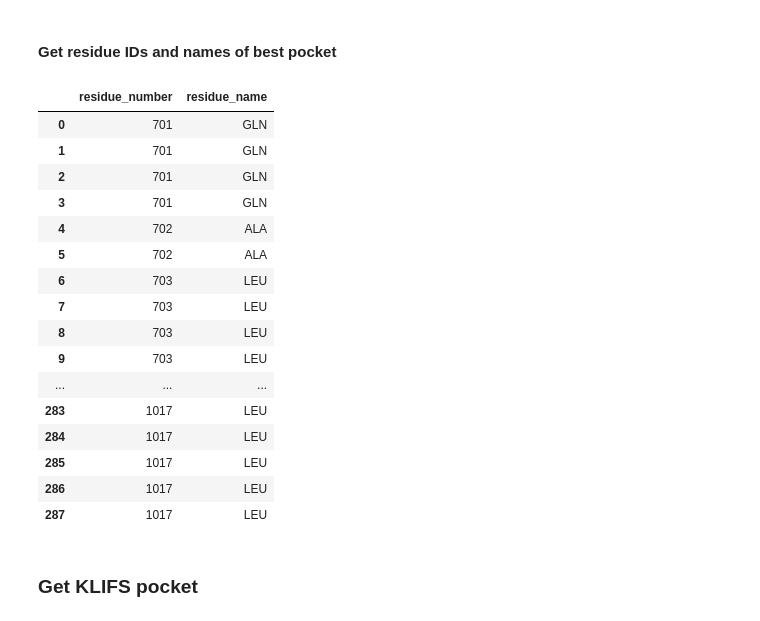
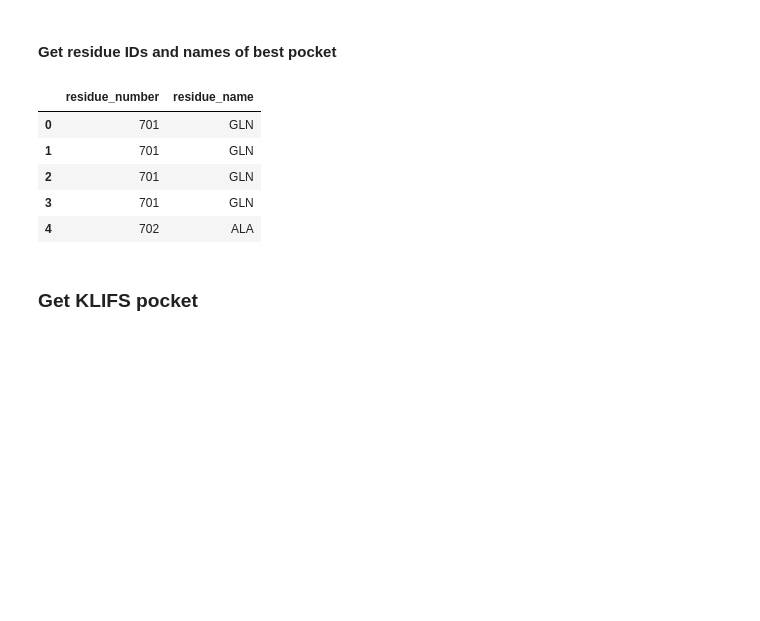
Before and after one commit to volkamerlab/TeachOpenCADD-BindingSiteDetection, a Jupyter notebook: 12_binding_site_detection.ipynb, the cells around one changed output. Drawn from its saved outputs; the diff is of its cells as text; code cells hidden in the pictures; blank space fills up the shorter version.

Commit message:
Update KLIFS URLs; show only head of long outputs

```diff
--- a/12_binding_site_detection.ipynb
+++ b/12_binding_site_detection.ipynb
@@ -528,25 +528,14 @@ def get_pocket_residues(pocket_location):
 # %%
 # Get residues of best pocket
 pocket_residues = get_pocket_residues(best_pocket_location)
-pocket_residues
+pocket_residues.head()
 # %% [output]
 |  | residue_number | residue_name |
 | 0 | 701 | GLN |
 | 1 | 701 | GLN |
 | 2 | 701 | GLN |
 | 3 | 701 | GLN |
 | 4 | 702 | ALA |
-| 5 | 702 | ALA |
-| 6 | 703 | LEU |
-| 7 | 703 | LEU |
-| 8 | 703 | LEU |
-| 9 | 703 | LEU |
-| ... | ... | ... |
-| 283 | 1017 | LEU |
-| 284 | 1017 | LEU |
-| 285 | 1017 | LEU |
-| 286 | 1017 | LEU |
-| 287 | 1017 | LEU |
 # %% [markdown]
 ### Get KLIFS pocket
 # %% [markdown]
```
Also changed, not shown: parts of 7 cells of this notebook.
